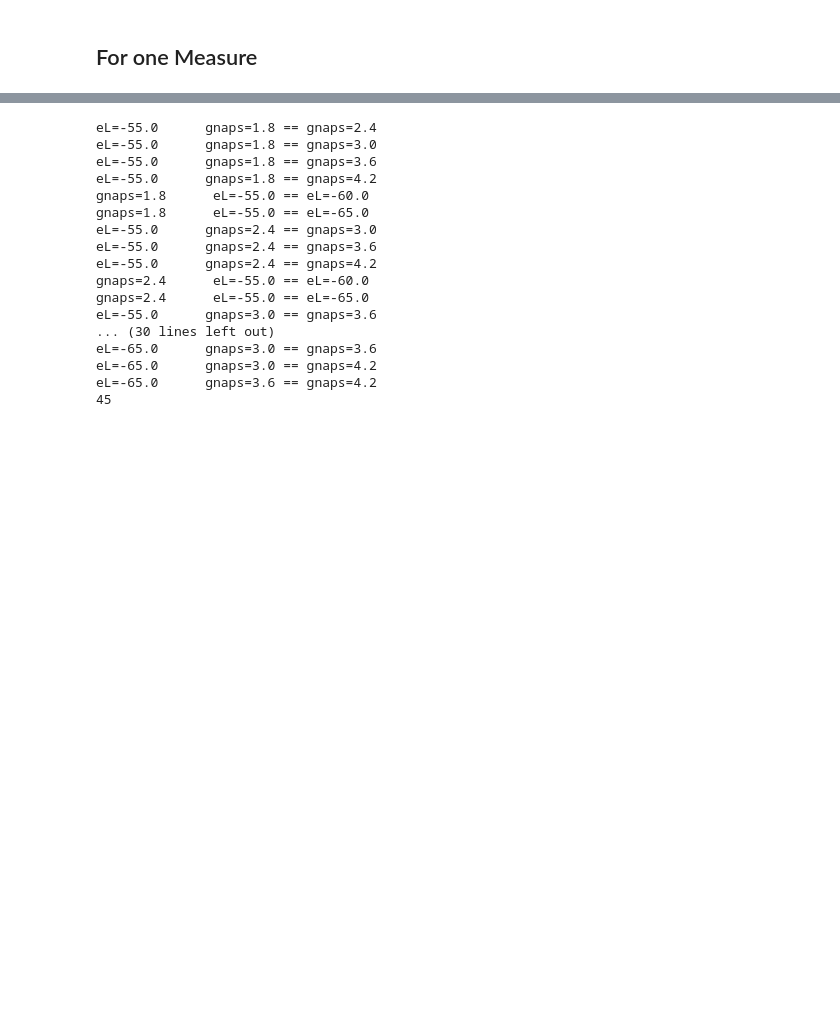
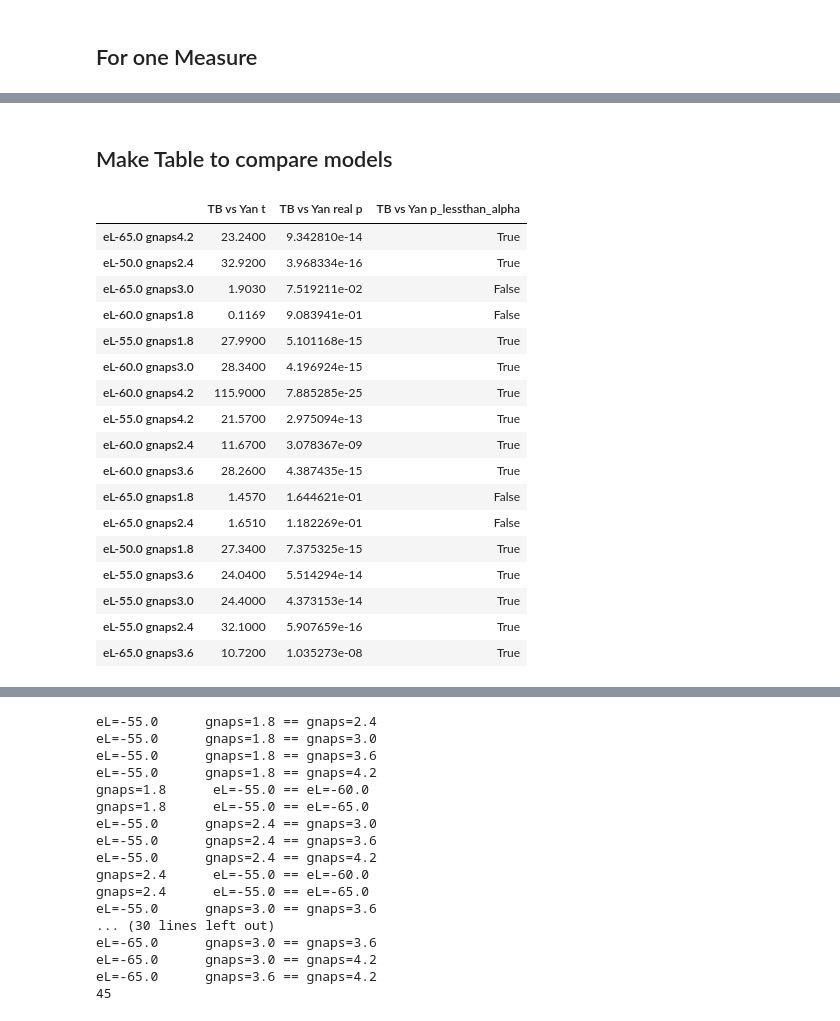
Before and after one commit to mfinemorris/NMProject, a Jupyter notebook: IPYNB/Reanalyze Prism Output.ipynb, the cells around one changed output, grey strips where cells are left out. Drawn from its saved outputs; the diff is of its cells as text; code cells hidden in the pictures; blank space fills up the shorter version.

```diff
--- a/IPYNB/Reanalyze Prism Output.ipynb
+++ b/IPYNB/Reanalyze Prism Output.ipynb
@@ -333,0 +294,25 @@ plt.show()
+# %% [markdown]
+## Make Table to compare models
+# %%
+#load data if necessary
+model_Comp = pd.DataFrame.from_csv('model_comparison_{}.csv'.format(measure_type))
+model_Comp
+# %% [output]
+|  | TB vs Yan t | TB vs Yan real p | TB vs Yan p_lessthan_alpha |
+| eL-65.0 gnaps4.2 | 23.2400 | 9.342810e-14 | True |
+| eL-50.0 gnaps2.4 | 32.9200 | 3.968334e-16 | True |
+| eL-65.0 gnaps3.0 | 1.9030 | 7.519211e-02 | False |
+| eL-60.0 gnaps1.8 | 0.1169 | 9.083941e-01 | False |
+| eL-55.0 gnaps1.8 | 27.9900 | 5.101168e-15 | True |
+| eL-60.0 gnaps3.0 | 28.3400 | 4.196924e-15 | True |
+| eL-60.0 gnaps4.2 | 115.9000 | 7.885285e-25 | True |
+| eL-55.0 gnaps4.2 | 21.5700 | 2.975094e-13 | True |
+| eL-60.0 gnaps2.4 | 11.6700 | 3.078367e-09 | True |
+| eL-60.0 gnaps3.6 | 28.2600 | 4.387435e-15 | True |
+| eL-65.0 gnaps1.8 | 1.4570 | 1.644621e-01 | False |
+| eL-65.0 gnaps2.4 | 1.6510 | 1.182269e-01 | False |
+| eL-50.0 gnaps1.8 | 27.3400 | 7.375325e-15 | True |
+| eL-55.0 gnaps3.6 | 24.0400 | 5.514294e-14 | True |
+| eL-55.0 gnaps3.0 | 24.4000 | 4.373153e-14 | True |
+| eL-55.0 gnaps2.4 | 32.1000 | 5.907659e-16 | True |
+| eL-65.0 gnaps3.6 | 10.7200 | 1.035273e-08 | True |
```
Also changed, not shown: parts of 17 cells of this notebook.
